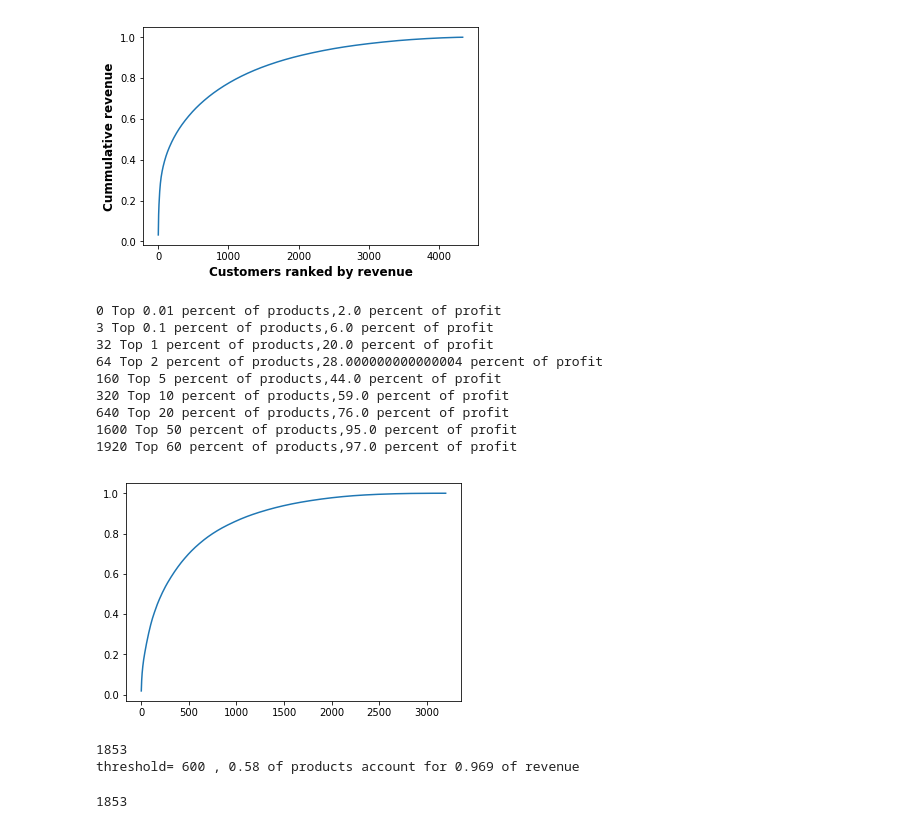
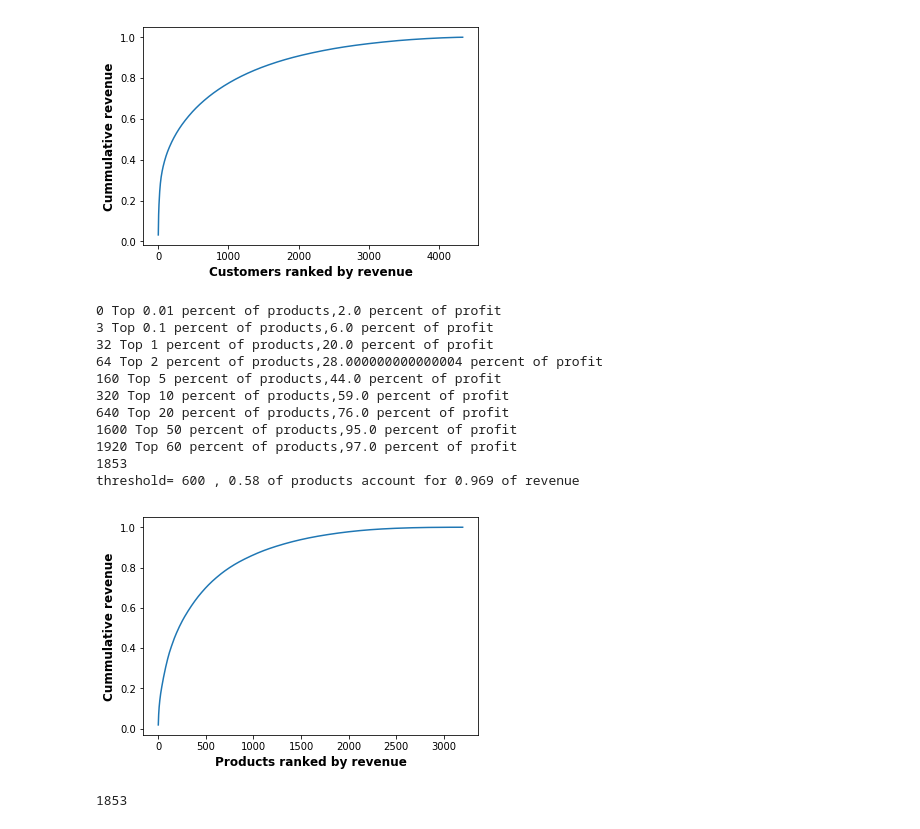
Before and after one commit to leexa90/E-commece-Data-Science, a Jupyter notebook: Untitled_cluster.ipynb, the cells around one changed output. Drawn from its saved outputs; the diff is of its cells as text; code cells hidden in the pictures.

```diff
--- a/Untitled_cluster.ipynb
+++ b/Untitled_cluster.ipynb
@@ -187,37 +187,40 @@ temp = data.groupby(['StockCode_NR'])['TotalRevenue'].apply(sum).reset_index(dro
 temp['totalRev_over_time'] = data.groupby(['StockCode_NR'])['TotalRevenue'].apply(np.sum).reset_index(drop=True)
 temp2 = temp.sort_values('totalRev_over_time').iloc[::-1].reset_index(drop=True)
 
 result,val = [0,] ,0
 for i in range(len(temp2)):
     val += temp2.iloc[i]['TotalRevenue']
     result += [val,]
 temp2['cummulative_profit'] = np.array(result[1:])/val
 temp2['Total_profit'] = (np.array(result[1:])-np.array(result[:-1]))/val
 for i in [0.01,0.1,1,2,5,10,20,50,60]:
     num = int(len(temp2)*1.*i/100)
     print num,
     print 'Top %s percent of products,%s percent of profit'%(i,100*np.round(temp2.loc[num]['cummulative_profit'],2))
-plt.plot(temp2['cummulative_profit']);plt.show()
+plt.plot(temp2['cummulative_profit'])
 x = 600 #coresponds to  97% products
 print np.sum(temp2['totalRev_over_time']>x)
 print 'threshold=',x,',',np.round(np.mean(temp2['totalRev_over_time']>x),2),'of products account for',
 print np.round(np.sum(temp2[temp2['totalRev_over_time']>x]['TotalRevenue'])/np.sum(temp2['TotalRevenue']),3),'of revenue\n\n'
 temp3 = temp2[temp2['totalRev_over_time']>x]
 data2 = pd.merge(data,temp3[['StockCode_NR','totalRev_over_time','Total_profit']]
          ,on='StockCode_NR',how='inner')
+plt.xlabel('Products ranked by revenue',fontsize=12,fontweight='bold')
+plt.ylabel('Cummulative revenue',fontsize=12,fontweight='bold')
+plt.show()
 # %% [output]
 0 Top 0.01 percent of products,2.0 percent of profit
 3 Top 0.1 percent of products,6.0 percent of profit
 32 Top 1 percent of products,20.0 percent of profit
 64 Top 2 percent of products,28.000000000000004 percent of profit
 160 Top 5 percent of products,44.0 percent of profit
 320 Top 10 percent of products,59.0 percent of profit
 640 Top 20 percent of products,76.0 percent of profit
 1600 Top 50 percent of products,95.0 percent of profit
 1920 Top 60 percent of products,97.0 percent of profit
+1853
+threshold= 600 , 0.58 of products account for 0.969 of revenue
-[figure, old version]
+[figure, new version]
-1853
-threshold= 600 , 0.58 of products account for 0.969 of revenue
 # %%
 customer_info = data.groupby(['CustomerID',])['TotalRevenue'].apply(sum).reset_index(drop=False)
 customer_info = customer_info.sort_values('TotalRevenue').iloc[::-1].reset_index(drop=False)
```
Also changed, not shown: parts of 51 cells of this notebook, 4 other files.
